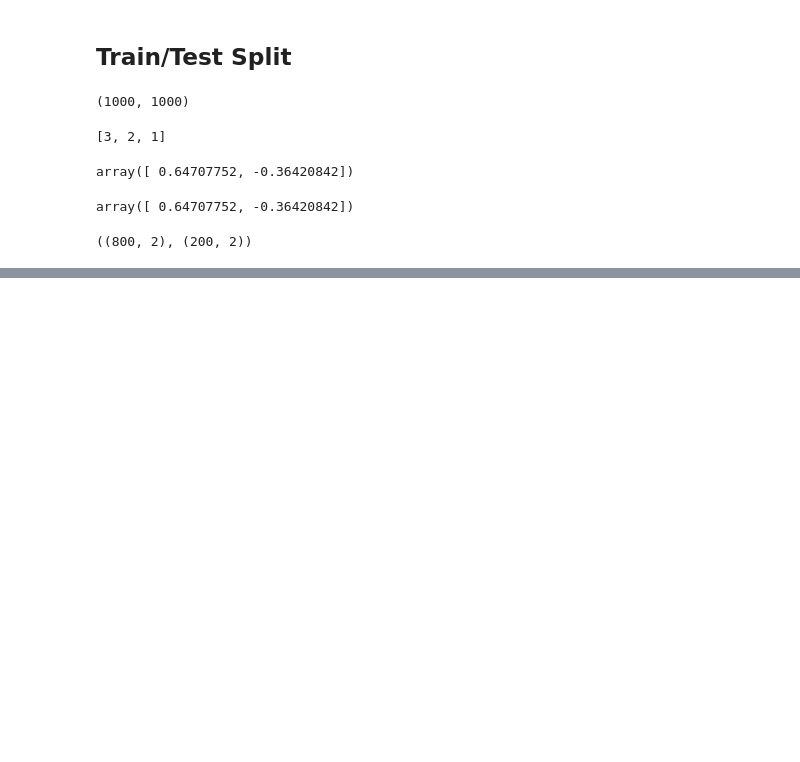
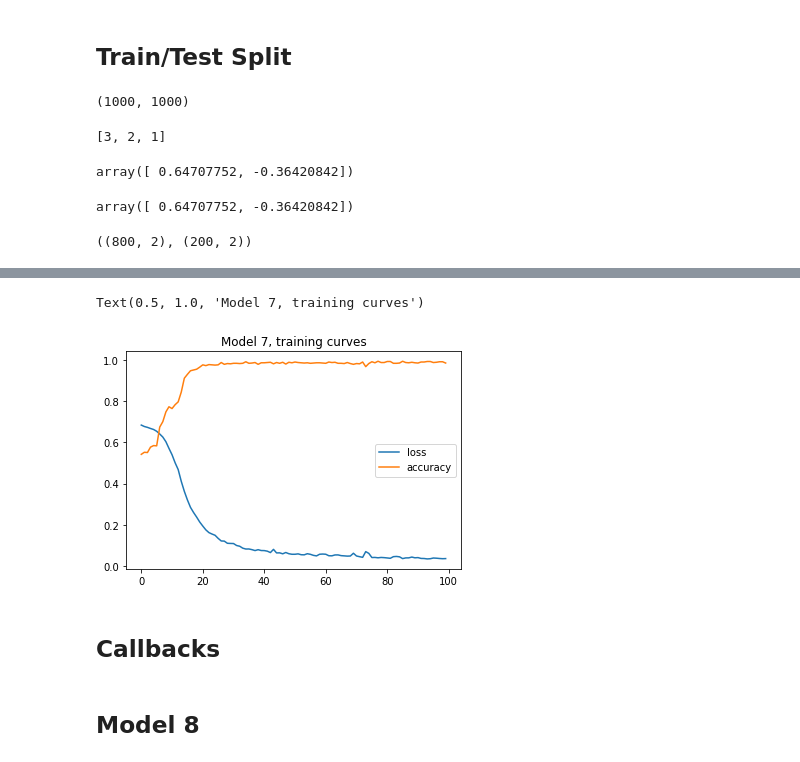
Before and after one commit to milioe/Moravec, a Jupyter notebook: 2_Classification.ipynb, the cells around one changed output, grey strips where cells are left out. Drawn from its saved outputs; the diff is of its cells as text; code cells hidden in the pictures; blank space fills up the shorter version.

```diff
--- a/2_Classification.ipynb
+++ b/2_Classification.ipynb
@@ -513,0 +569,10 @@ X_train.shape, X_test.shape
+# %%
+pd.DataFrame(history.history).plot()
+plt.title("Model 7, training curves")
+# %% [output]
+Text(0.5, 1.0, 'Model 7, training curves')
+[figure, added]
+# %% [markdown]
+## Callbacks
+# %% [markdown]
+## Model 8
```
Also changed, not shown: parts of 17 cells of this notebook.
